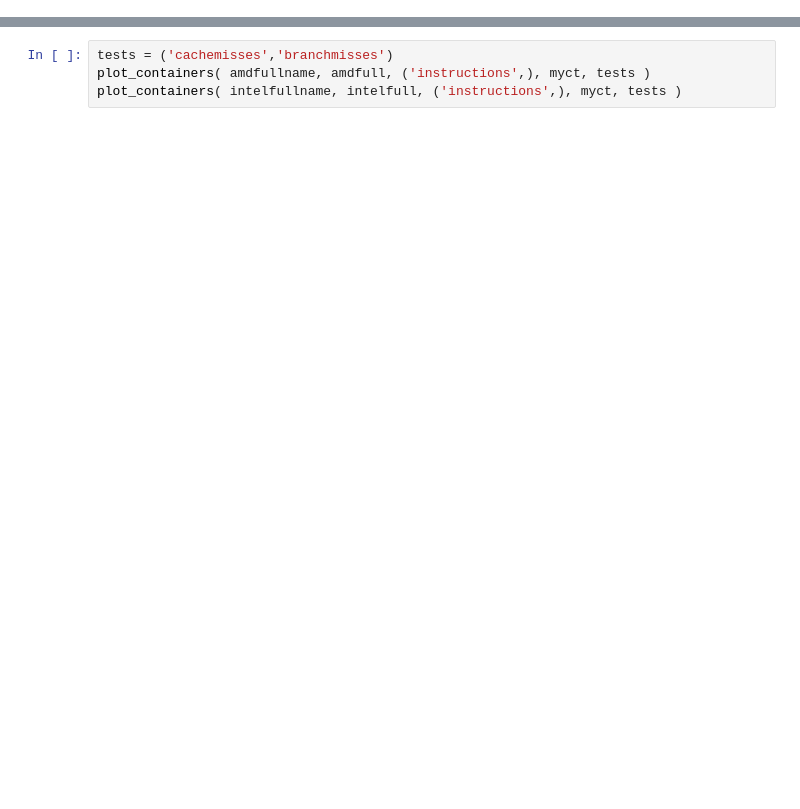
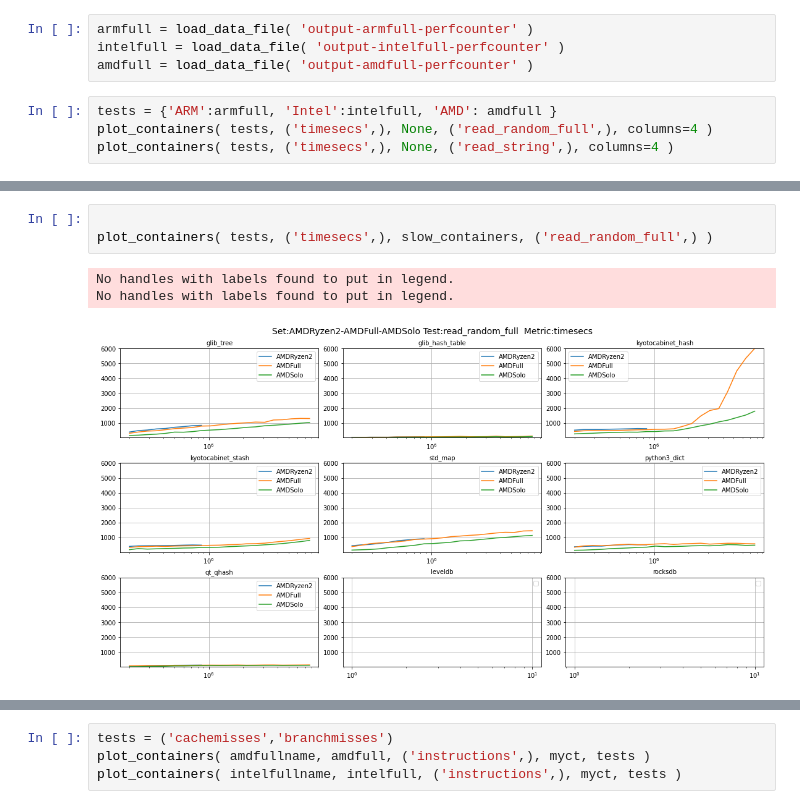
Before and after one commit to HFTrader/hash-table-shootout, a Jupyter notebook: notebook/BasicPlots.ipynb, the cells around one changed output, grey strips where cells are left out. Cells and saved outputs as stored; diff of their text form; blank space fills up the shorter version.

```diff
--- a/notebook/BasicPlots.ipynb
+++ b/notebook/BasicPlots.ipynb
@@ -210,0 +684,8 @@ Total number of page faults per hash entry
+# %%
+armfull = load_data_file( 'output-armfull-perfcounter' )
+intelfull = load_data_file( 'output-intelfull-perfcounter' )
+amdfull = load_data_file( 'output-amdfull-perfcounter' )
+# %%
+tests = {'ARM':armfull, 'Intel':intelfull, 'AMD': amdfull }
+plot_containers( tests, ('timesecs',), None, ('read_random_full',), columns=4 )
+plot_containers( tests, ('timesecs',), None, ('read_string',), columns=4 )
@@ -210,0 +729,7 @@ Total number of page faults per hash entry
+# %%
+
+plot_containers( tests, ('timesecs',), slow_containers, ('read_random_full',) )
+# %% [output]
+No handles with labels found to put in legend.
+No handles with labels found to put in legend.
+[figure, added]
```
Also changed, not shown: parts of 33 cells of this notebook, 7 other files.
